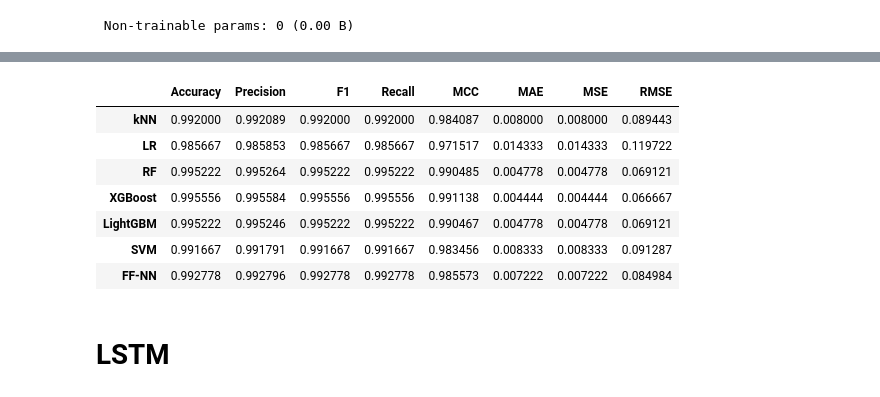
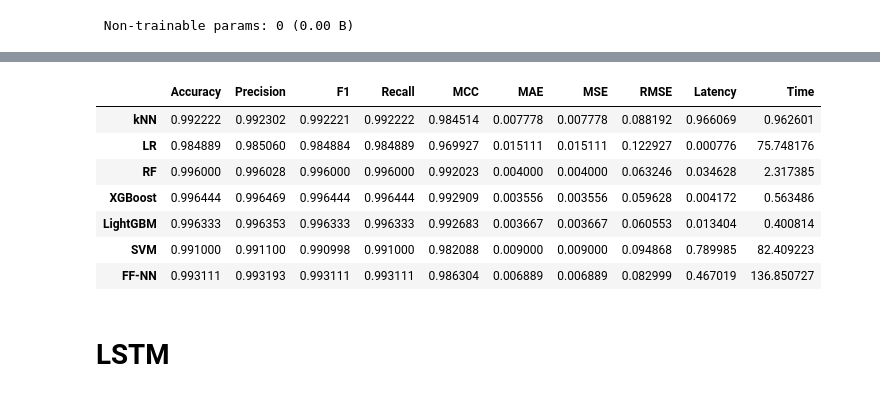
Before and after one commit to KostasEreksonas/Magistrinis, a Jupyter notebook: CIC_IoT2023_bc_training.ipynb, the cells around one changed output, grey strips where cells are left out. Saved outputs shown, nothing was run; the diff lists cells and outputs as text; code cells hidden in the pictures.

```diff
--- a/CIC_IoT2023_bc_training.ipynb
+++ b/CIC_IoT2023_bc_training.ipynb
@@ -366,4 +427,4 @@ rmse = root_mean_squared_error(y_true=y_test,y_pred=y_pred)
 # %%
-results = [accuracy, precision, f1, recall, mcc, mae, mse, rmse]
+results = [accuracy, precision, f1, recall, mcc, mae, mse, rmse, latency, SVM_time]
 results_dict["SVM"] = results
 # %%
@@ -417,10 +477,18 @@ Model: "sequential"
  Non-trainable params: 0 (0.00 B)
 # %%
 %%time
+
+start_time = time.perf_counter()
+
 model.fit(X_train, y_train,
           batch_size=16,
           epochs=20,
           validation_data=(X_val, y_val))
+
+end_time = time.perf_counter()
+
 gc.collect();
+
+FFNN_Time = end_time - start_time
 # %% [output]
 Epoch 1/20
@@ -454,4 +530,5 @@ mcc = matthews_corrcoef(y_true=y_test,y_pred=y_pred)
 mae = mean_absolute_error(y_true=y_test,y_pred=y_pred)
 mse = mean_squared_error(y_true=y_test,y_pred=y_pred)
 rmse = root_mean_squared_error(y_true=y_test,y_pred=y_pred)
+latency, cpu_usage = measure_latency_cpu_usage(model, X_test)
 # %% [output]
@@ -459,17 +537,17 @@ rmse = root_mean_squared_error(y_true=y_test,y_pred=y_pred)
 # %%
-results = [accuracy, precision, f1, recall, mcc, mae, mse, rmse]
+results = [accuracy, precision, f1, recall, mcc, mae, mse, rmse, latency, FFNN_Time]
 results_dict["FF-NN"] = results
 # %%
-pd.DataFrame.from_dict(results_dict, orient="index", columns=["Accuracy", "Precision", "F1", "Recall", "MCC", "MAE", "MSE", "RMSE"])
+pd.DataFrame.from_dict(results_dict, orient="index", columns=["Accuracy", "Precision", "F1", "Recall", "MCC", "MAE", "MSE", "RMSE", "Latency", "Time"])
 # %% [output]
-|  | Accuracy | Precision | F1 | Recall | MCC | MAE | MSE | RMSE |
-| kNN | 0.992000 | 0.992089 | 0.992000 | 0.992000 | 0.984087 | 0.008000 | 0.008000 | 0.089443 |
-| LR | 0.985667 | 0.985853 | 0.985667 | 0.985667 | 0.971517 | 0.014333 | 0.014333 | 0.119722 |
-| RF | 0.995222 | 0.995264 | 0.995222 | 0.995222 | 0.990485 | 0.004778 | 0.004778 | 0.069121 |
-| XGBoost | 0.995556 | 0.995584 | 0.995556 | 0.995556 | 0.991138 | 0.004444 | 0.004444 | 0.066667 |
-| LightGBM | 0.995222 | 0.995246 | 0.995222 | 0.995222 | 0.990467 | 0.004778 | 0.004778 | 0.069121 |
-| SVM | 0.991667 | 0.991791 | 0.991667 | 0.991667 | 0.983456 | 0.008333 | 0.008333 | 0.091287 |
-| FF-NN | 0.992778 | 0.992796 | 0.992778 | 0.992778 | 0.985573 | 0.007222 | 0.007222 | 0.084984 |
+|  | Accuracy | Precision | F1 | Recall | MCC | MAE | MSE | RMSE | Latency | Time |
+| kNN | 0.992222 | 0.992302 | 0.992221 | 0.992222 | 0.984514 | 0.007778 | 0.007778 | 0.088192 | 0.966069 | 0.962601 |
+| LR | 0.984889 | 0.985060 | 0.984884 | 0.984889 | 0.969927 | 0.015111 | 0.015111 | 0.122927 | 0.000776 | 75.748176 |
+| RF | 0.996000 | 0.996028 | 0.996000 | 0.996000 | 0.992023 | 0.004000 | 0.004000 | 0.063246 | 0.034628 | 2.317385 |
+| XGBoost | 0.996444 | 0.996469 | 0.996444 | 0.996444 | 0.992909 | 0.003556 | 0.003556 | 0.059628 | 0.004172 | 0.563486 |
+| LightGBM | 0.996333 | 0.996353 | 0.996333 | 0.996333 | 0.992683 | 0.003667 | 0.003667 | 0.060553 | 0.013404 | 0.400814 |
+| SVM | 0.991000 | 0.991100 | 0.990998 | 0.991000 | 0.982088 | 0.009000 | 0.009000 | 0.094868 | 0.789985 | 82.409223 |
+| FF-NN | 0.993111 | 0.993193 | 0.993111 | 0.993111 | 0.986304 | 0.006889 | 0.006889 | 0.082999 | 0.467019 | 136.850727 |
 # %% [markdown]
 # LSTM
 # %%
```
Also changed, not shown: parts of 48 cells of this notebook, 1 other file.
